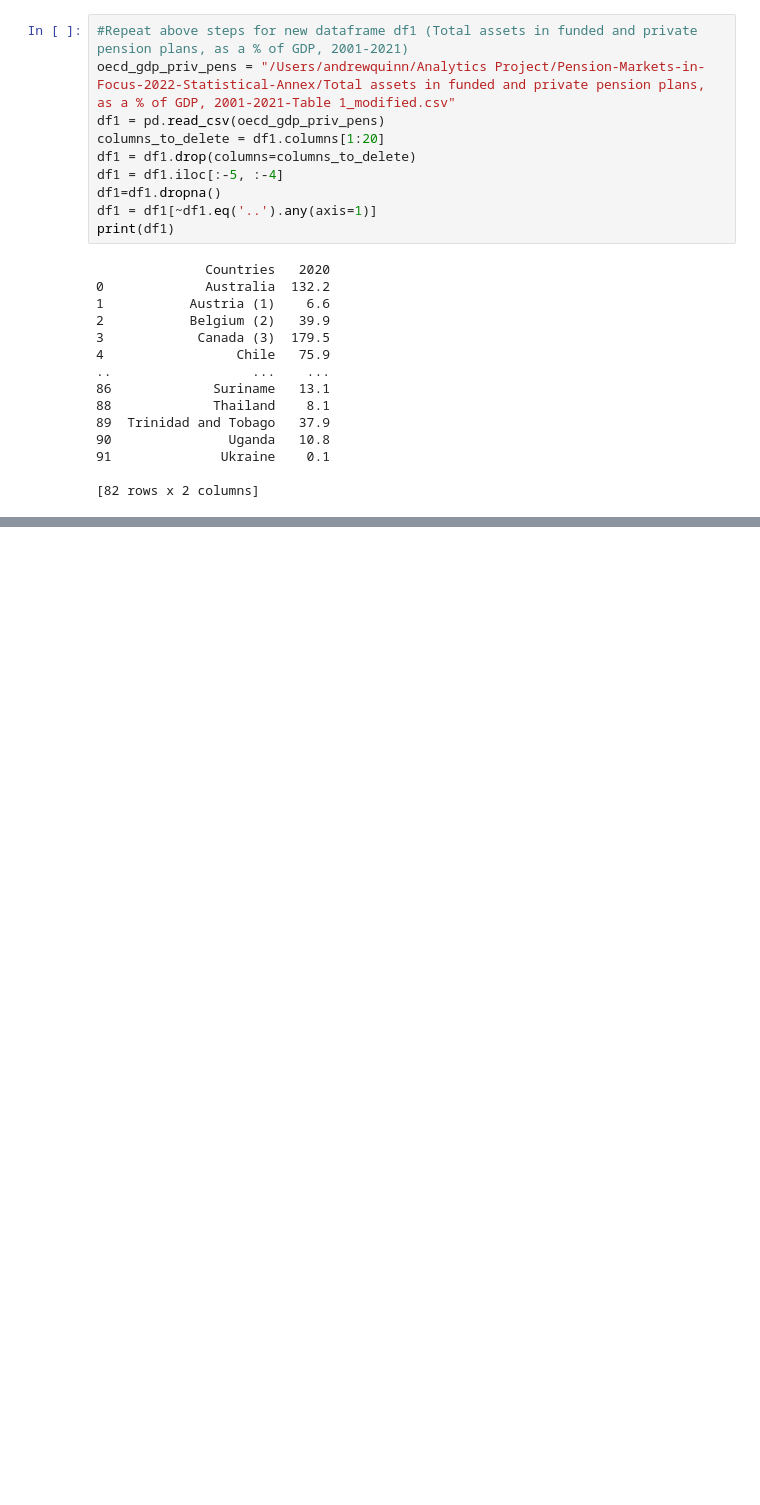
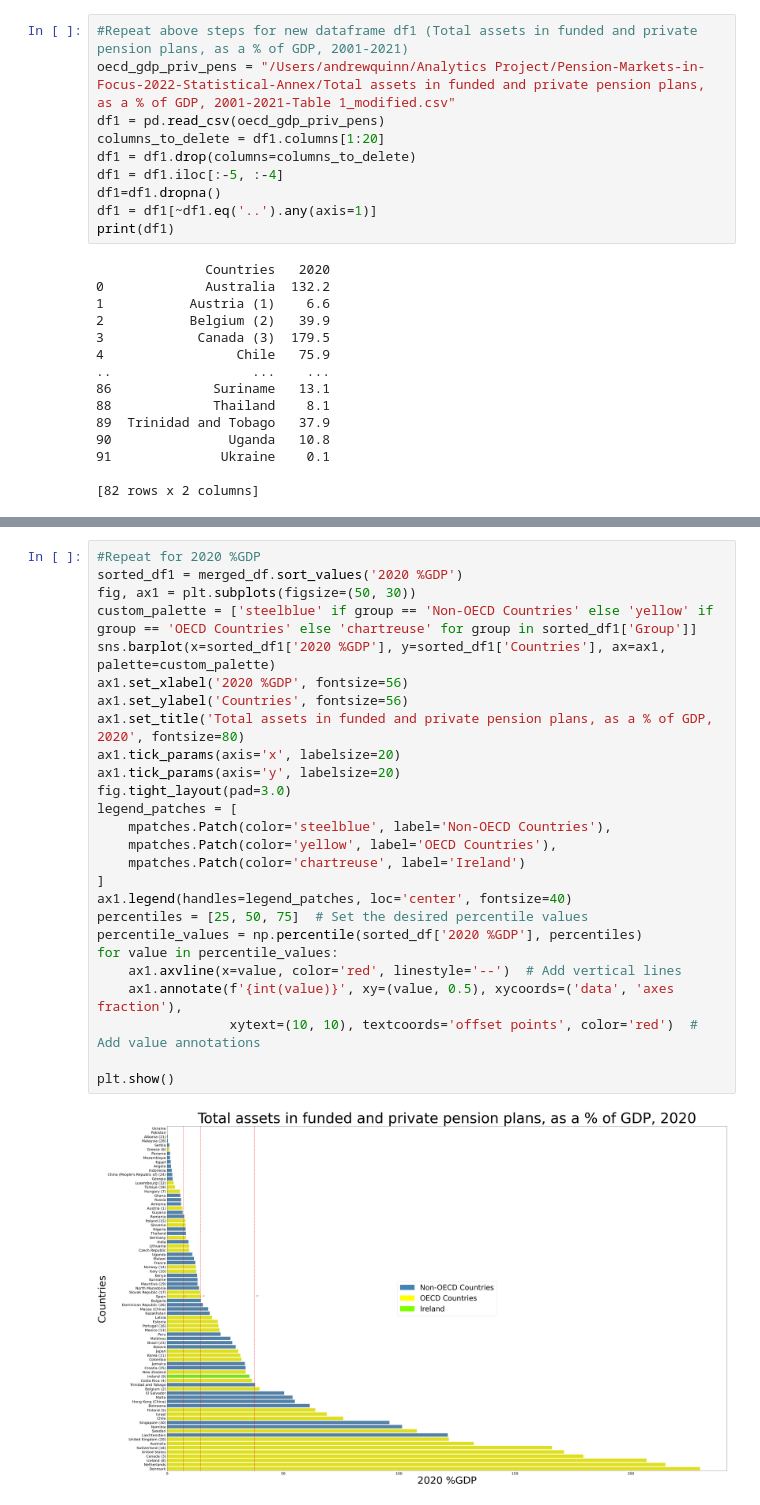
Before and after one commit to andrewpquinn/-UCDPA_andrewpquinn-, a Jupyter notebook: Data_Analytics_Project_Andrew_Quinn.ipynb, the cells around one changed output, grey strips where cells are left out. Cells and saved outputs as stored; diff of their text form; blank space fills up the shorter version.

```diff
--- a/Data_Analytics_Project_Andrew_Quinn.ipynb
+++ b/Data_Analytics_Project_Andrew_Quinn.ipynb
@@ -301,0 +306,28 @@ TypeError: Neither the `x` nor `y` variable appears to be numeric.
+# %%
+#Repeat for 2020 %GDP
+sorted_df1 = merged_df.sort_values('2020 %GDP')
+fig, ax1 = plt.subplots(figsize=(50, 30))
+custom_palette = ['steelblue' if group == 'Non-OECD Countries' else 'yellow' if group == 'OECD Countries' else 'chartreuse' for group in sorted_df1['Group']]
+sns.barplot(x=sorted_df1['2020 %GDP'], y=sorted_df1['Countries'], ax=ax1, palette=custom_palette)
+ax1.set_xlabel('2020 %GDP', fontsize=56)
+ax1.set_ylabel('Countries', fontsize=56)
+ax1.set_title('Total assets in funded and private pension plans, as a % of GDP, 2020', fontsize=80)
+ax1.tick_params(axis='x', labelsize=20)
+ax1.tick_params(axis='y', labelsize=20)
+fig.tight_layout(pad=3.0)
+legend_patches = [
+    mpatches.Patch(color='steelblue', label='Non-OECD Countries'),
+    mpatches.Patch(color='yellow', label='OECD Countries'),
+    mpatches.Patch(color='chartreuse', label='Ireland')
+]
+ax1.legend(handles=legend_patches, loc='center', fontsize=40)
+percentiles = [25, 50, 75]  # Set the desired percentile values
+percentile_values = np.percentile(sorted_df['2020 %GDP'], percentiles)
+for value in percentile_values:
+    ax1.axvline(x=value, color='red', linestyle='--')  # Add vertical lines
+    ax1.annotate(f'{int(value)}', xy=(value, 0.5), xycoords=('data', 'axes fraction'),
+                 xytext=(10, 10), textcoords='offset points', color='red')  # Add value annotations
+
+plt.show()
+# %% [output]
+[figure, added]
```
Also changed, not shown: parts of 28 cells of this notebook, 4 other files.
